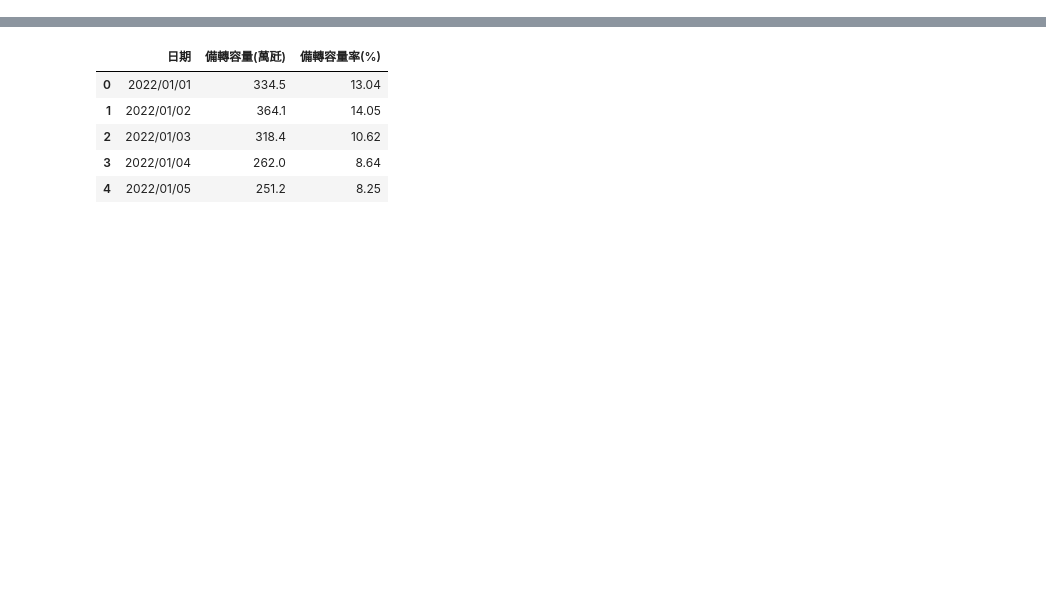
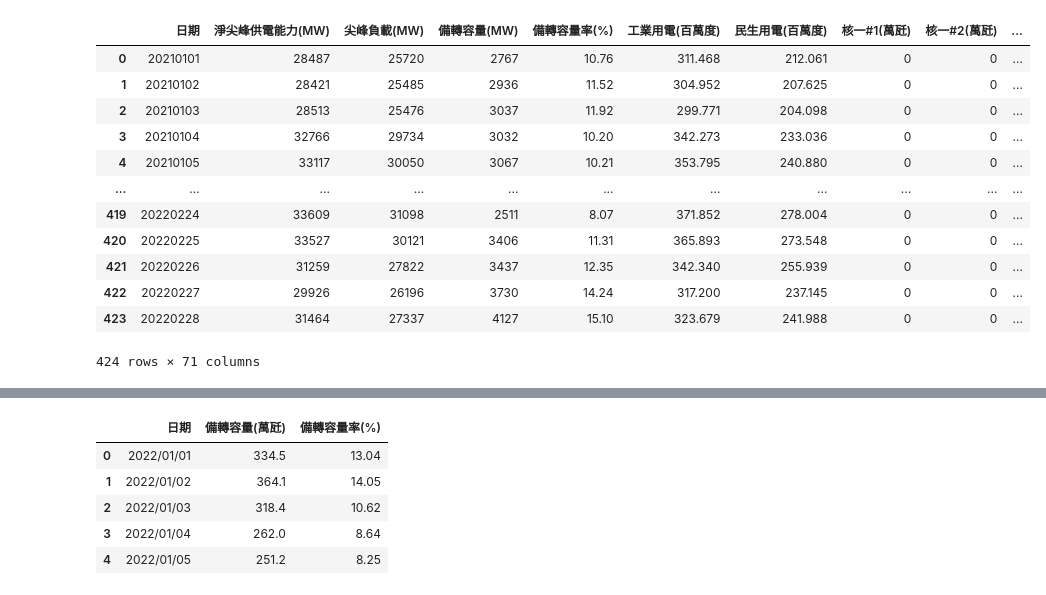
Before and after one commit to Aquarium1222/Electricity-Forecasting, a Jupyter notebook: analysis.ipynb, the cells around one changed output, grey strips where cells are left out. Cells and saved outputs as stored; diff of their text form; code cells hidden in the pictures; blank space fills up the shorter version.

```diff
--- a/analysis.ipynb
+++ b/analysis.ipynb
@@ -8 +26,18 @@ const = config.Constant
+# %%
+sd_df2 = pd.read_csv(const.SUPPLY_DEMAND_ELECTRICITY_FILES[1])
+sd_df2
+# %% [output]
+|  | 日期 | 淨尖峰供電能力(MW) | 尖峰負載(MW) | 備轉容量(MW) | 備轉容量率(%) | 工業用電(百萬度) | 民生用電(百萬度) | 核一#1(萬瓩) | 核一#2(萬瓩) | ... |
+| 0 | 20210101 | 28487 | 25720 | 2767 | 10.76 | 311.468 | 212.061 | 0 | 0 | ... |
+| 1 | 20210102 | 28421 | 25485 | 2936 | 11.52 | 304.952 | 207.625 | 0 | 0 | ... |
+| 2 | 20210103 | 28513 | 25476 | 3037 | 11.92 | 299.771 | 204.098 | 0 | 0 | ... |
+| 3 | 20210104 | 32766 | 29734 | 3032 | 10.20 | 342.273 | 233.036 | 0 | 0 | ... |
+| 4 | 20210105 | 33117 | 30050 | 3067 | 10.21 | 353.795 | 240.880 | 0 | 0 | ... |
+| ... | ... | ... | ... | ... | ... | ... | ... | ... | ... | ... |
+| 419 | 20220224 | 33609 | 31098 | 2511 | 8.07 | 371.852 | 278.004 | 0 | 0 | ... |
+| 420 | 20220225 | 33527 | 30121 | 3406 | 11.31 | 365.893 | 273.548 | 0 | 0 | ... |
+| 421 | 20220226 | 31259 | 27822 | 3437 | 12.35 | 342.340 | 255.939 | 0 | 0 | ... |
+| 422 | 20220227 | 29926 | 26196 | 3730 | 14.24 | 317.200 | 237.145 | 0 | 0 | ... |
+| 423 | 20220228 | 31464 | 27337 | 4127 | 15.10 | 323.679 | 241.988 | 0 | 0 | ... |
+424 rows × 71 columns
 # %%
```
Also changed, not shown: parts of 9 cells of this notebook, 1 other file.
